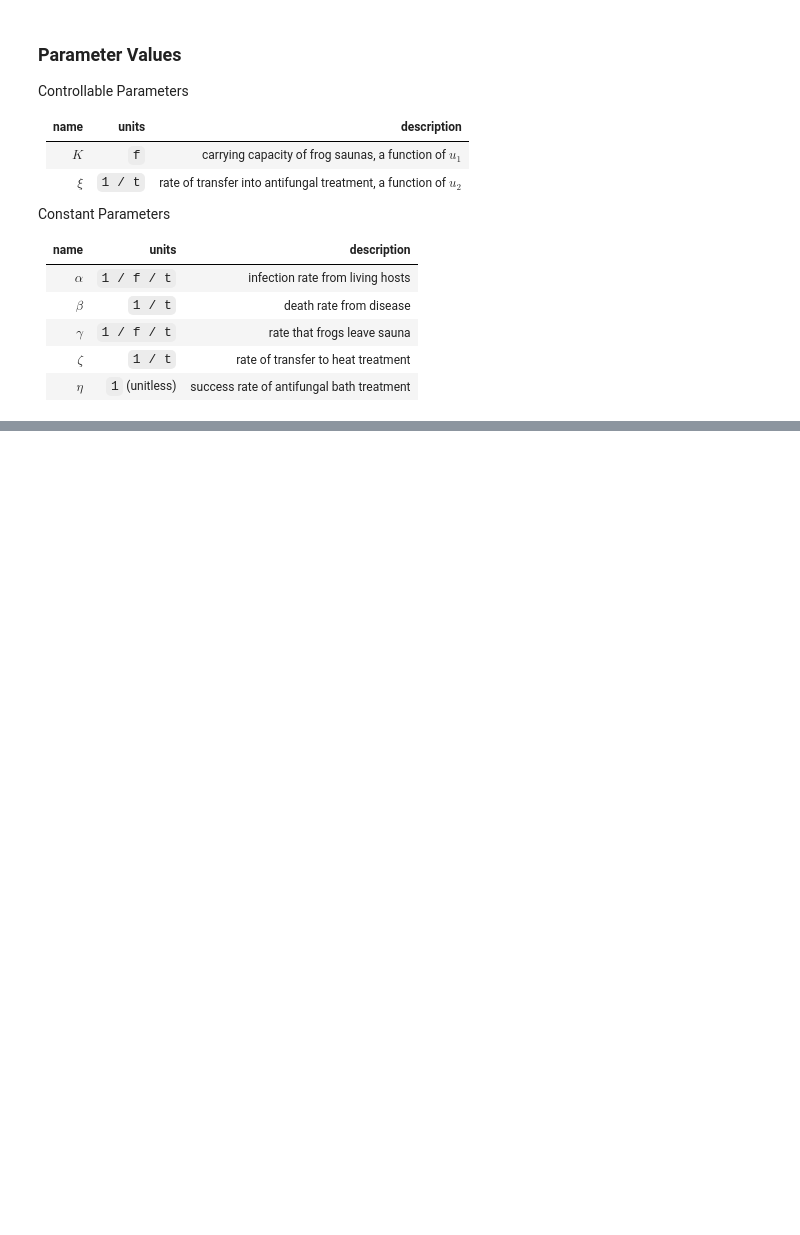
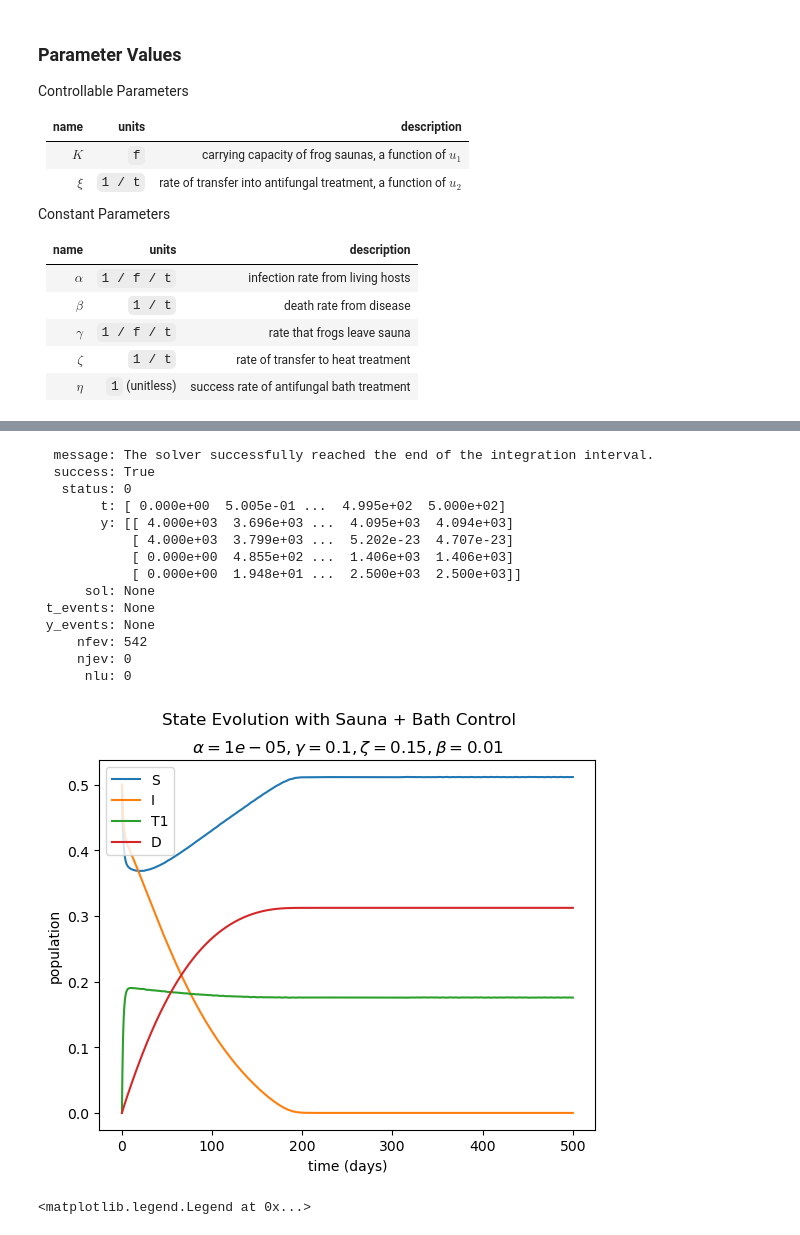
Before and after one commit to ACME-Vol4-Project1/save-axolotls-control, a Jupyter notebook: test_model.ipynb, the cells around one changed output, grey strips where cells are left out. Saved outputs shown, nothing was run; the diff lists cells and outputs as text; code cells hidden in the pictures; blank space fills up the shorter version.

```diff
--- a/test_model.ipynb
+++ b/test_model.ipynb
@@ -243,0 +237,70 @@ plt.legend()
+# %%
+# $1000 / day in Frog treatment, $10 in sauna, autonomous evolution
+
+tsteps = 1000
+
+# params
+y_init = np.array([4000, 4000, 0, 0]) # 4k for y_init susceptible and infected
+alpha, gamma, zeta, beta = .00001, 0.1, 0.15, 0.01 # central time average parameter estimates
+K, eta, xi = lambda u1: 365 * u1 / 2, lambda u2: 1, lambda u2, I: u2 / (I + 50) / 100 # control functions
+control1 = 10, 1000 # we have some frog bathers
+control2 = K, eta, xi # other parameters
+
+# solve for tf days
+t0, tf = 0, 500
+sol = solve_ivp(
+    m.model_equation,
+    t_span=[t0, tf],
+    y0=y_init,
+    t_eval=np.linspace(t0, tf, tsteps),
+    args=[control1, control2, alpha, gamma, zeta, beta]
+    )
+
+display(sol)
+
+# graph each compartment
+plt.plot(sol.t, sol.y[0] / np.sum(y_init), label='S')
+plt.plot(sol.t, sol.y[1] / np.sum(y_init), label="I")
+plt.plot(sol.t, sol.y[2] / np.sum(y_init), label="T1")
+plt.plot(sol.t, sol.y[3] / np.sum(y_init), label="D")
+
+# label the graph
+plt.suptitle(fr"State Evolution with Sauna + Bath Control")
+plt.title(fr"$\alpha = {alpha}, \gamma = {gamma}, \zeta = {zeta}, \beta = {beta}$")
+plt.xlabel("time (days)")
+plt.ylabel("population")
+plt.legend()
+
+plt.show()
+
+# log log
+
+plt.semilogy(sol.t, sol.y[0] / np.sum(y_init), label='S')
+plt.semilogy(sol.t, sol.y[1] / np.sum(y_init), label="I")
+plt.semilogy(sol.t, sol.y[2] / np.sum(y_init), label="T1")
+# plt.semilogy(sol.t, sol.y[3] / np.sum(y_init), label="T2")
+plt.semilogy(sol.t, sol.y[3] / np.sum(y_init), label="D")
+
+# label the graph
+plt.suptitle(fr"State Evolution with Sauna + Bath Control")
+plt.title(fr"$\alpha = {alpha}, \gamma = {gamma}, \zeta = {zeta}, \beta = {beta}$")
+plt.xlabel("time (days)")
+plt.ylabel("population")
+plt.legend()
+# %% [output]
+  message: The solver successfully reached the end of the integration interval.
+  success: True
+   status: 0
+        t: [ 0.000e+00  5.005e-01 ...  4.995e+02  5.000e+02]
+        y: [[ 4.000e+03  3.696e+03 ...  4.095e+03  4.094e+03]
+            [ 4.000e+03  3.799e+03 ...  5.202e-23  4.707e-23]
+            [ 0.000e+00  4.855e+02 ...  1.406e+03  1.406e+03]
+            [ 0.000e+00  1.948e+01 ...  2.500e+03  2.500e+03]]
+      sol: None
+ t_events: None
+ y_events: None
+     nfev: 542
+     njev: 0
+      nlu: 0
+[figure, added]
+<matplotlib.legend.Legend at 0x...>
```
Also changed, not shown: parts of 4 cells of this notebook, 2 other files.
